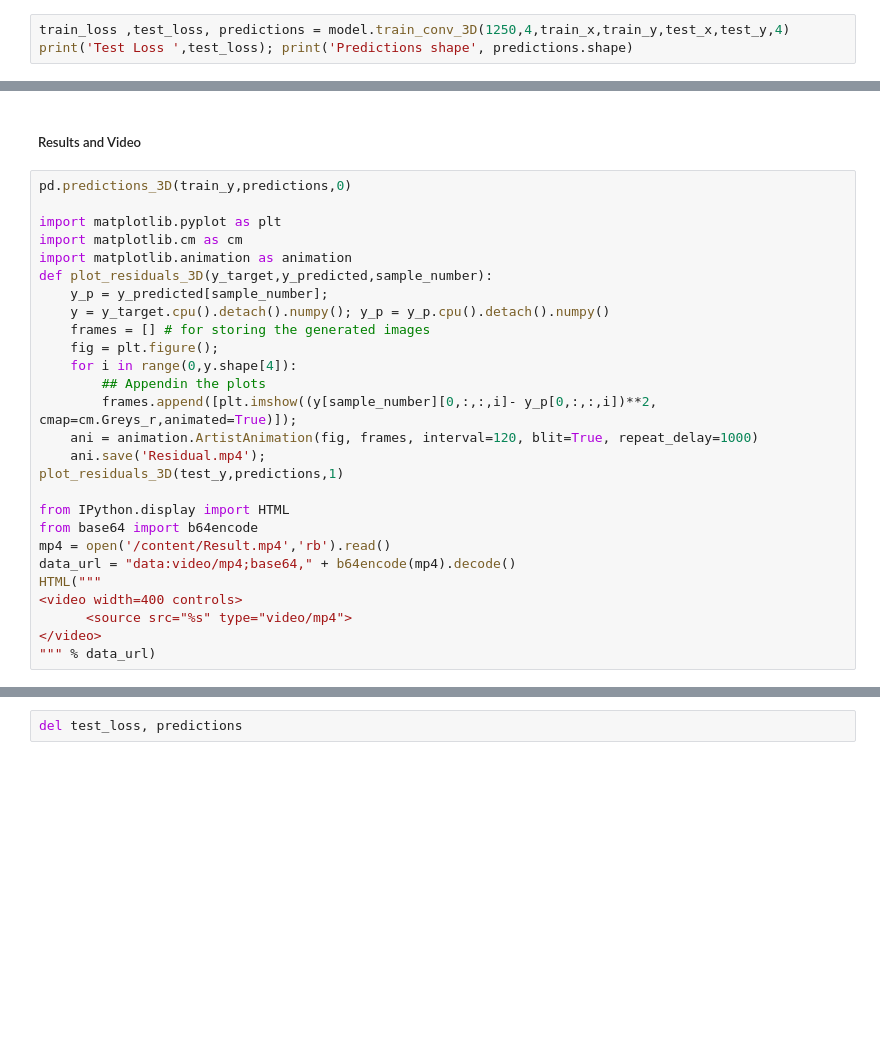
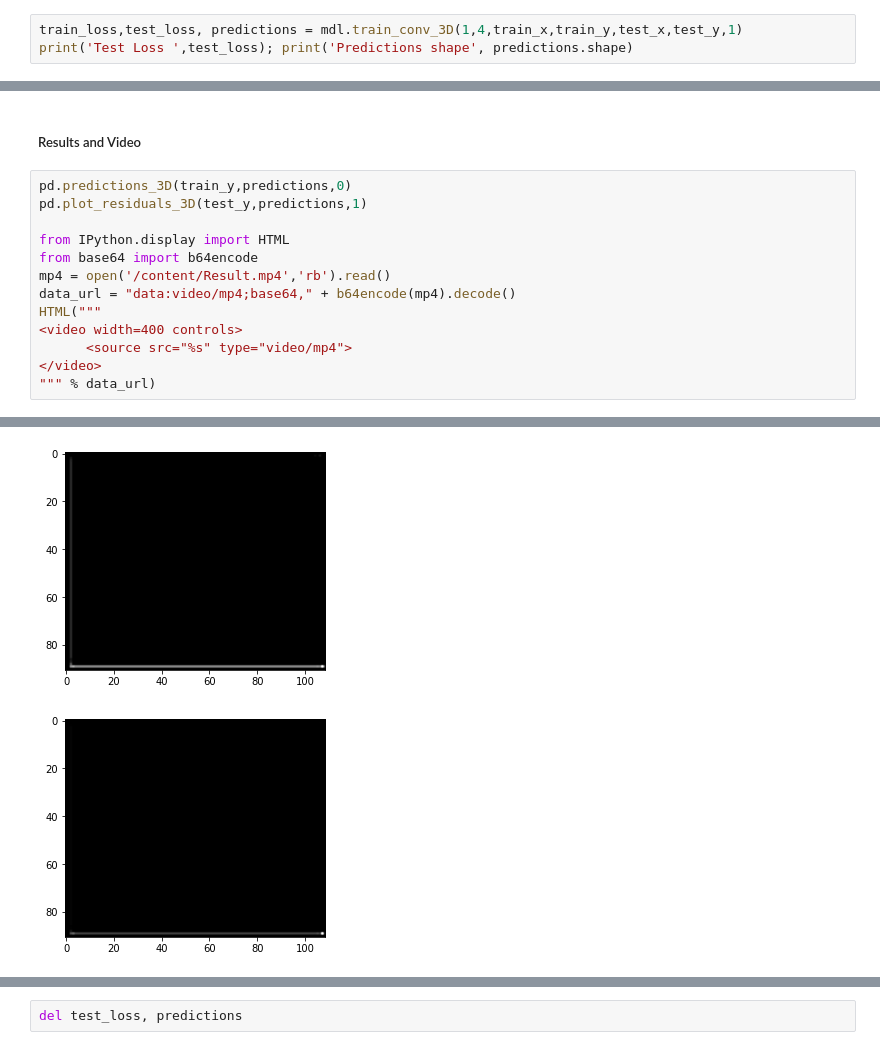
Before and after one commit to Anshuman-37/Summer_Dissertation, a Jupyter notebook: Registered_Data.ipynb, the cells around one changed output, grey strips where cells are left out. Cells and saved outputs as stored; diff of their text form; blank space fills up the shorter version.

```diff
--- a/Registered_Data.ipynb
+++ b/Registered_Data.ipynb
@@ -269,5 +238,5 @@ print('\nDimensions of Train Test Data (ASL Data) ->',end=' '); dl.print_data_di
 # %% [markdown]
 ##### Model Training
 # %%
-train_loss ,test_loss, predictions = model.train_conv_3D(1250,4,train_x,train_y,test_x,test_y,4)
+train_loss,test_loss, predictions = mdl.train_conv_3D(1,4,train_x,train_y,test_x,test_y,1)
 print('Test Loss ',test_loss); print('Predictions shape', predictions.shape)
@@ -275,21 +265,7 @@ print('Test Loss ',test_loss); print('Predictions shape', predictions.shape)
 ##### Results and Video
 # %%
 pd.predictions_3D(train_y,predictions,0)
-
-import matplotlib.pyplot as plt
-import matplotlib.cm as cm
-import matplotlib.animation as animation
-def plot_residuals_3D(y_target,y_predicted,sample_number):
-    y_p = y_predicted[sample_number];
-    y = y_target.cpu().detach().numpy(); y_p = y_p.cpu().detach().numpy()
-    frames = [] # for storing the generated images
-    fig = plt.figure();
-    for i in range(0,y.shape[4]):
-        ## Appendin the plots
-        frames.append([plt.imshow((y[sample_number][0,:,:,i]- y_p[0,:,:,i])**2, cmap=cm.Greys_r,animated=True)]);
-    ani = animation.ArtistAnimation(fig, frames, interval=120, blit=True, repeat_delay=1000)
-    ani.save('Residual.mp4');
-plot_residuals_3D(test_y,predictions,1)
+pd.plot_residuals_3D(test_y,predictions,1)
 
 from IPython.display import HTML
 from base64 import b64encode
@@ -300,3 +276,4 @@ HTML("""
       <source src="%s" type="video/mp4">
 </video>
 """ % data_url)
+# %% [output]
@@ -303,3 +281,5 @@ HTML("""
+[figure, added]
+[figure, added]
 # %%
 from IPython.display import HTML
 from base64 import b64encode
```
Also changed, not shown: parts of 18 cells of this notebook.
